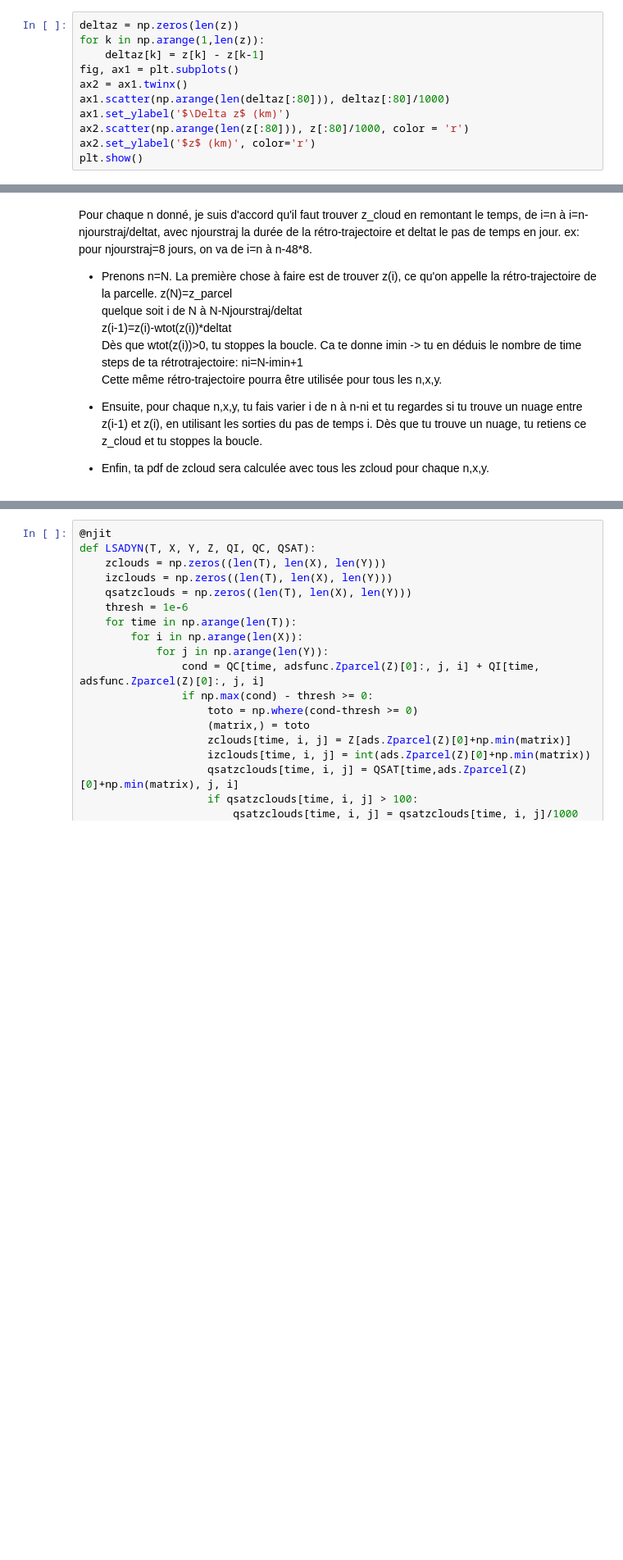
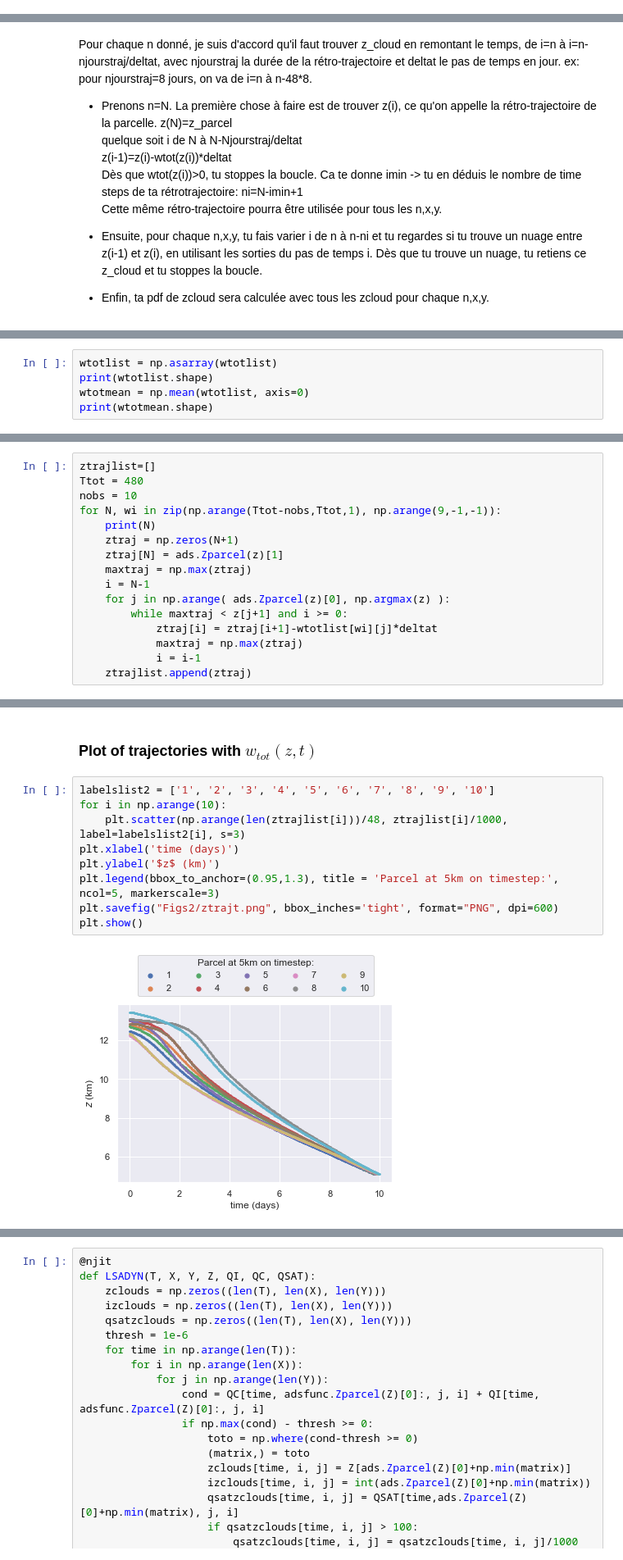
Before and after one commit to FelixLangot/LMD_Internship, a Jupyter notebook: RH_Trop.ipynb, the cells around one changed output, grey strips where cells are left out. Shown at 82% size. Saved outputs shown, nothing was run; the diff lists cells and outputs as text; blank space fills up the shorter version.

Commit message:
trajectories for w(z,t) time dependent & w(z)

```diff
--- a/RH_Trop.ipynb
+++ b/RH_Trop.ipynb
@@ -259,11 +239,0 @@ $\Delta z(z)$ is not constant either
-# %%
-deltaz = np.zeros(len(z))
-for k in np.arange(1,len(z)):
-    deltaz[k] = z[k] - z[k-1]
-fig, ax1 = plt.subplots()
-ax2 = ax1.twinx()
-ax1.scatter(np.arange(len(deltaz[:80])), deltaz[:80]/1000)
-ax1.set_ylabel('$\Delta z$ (km)')
-ax2.scatter(np.arange(len(z[:80])), z[:80]/1000, color = 'r')
-ax2.set_ylabel('$z$ (km)', color='r')
-plt.show()
@@ -346,0 +273,5 @@ if maxi >= z[ads.Zparcel(z)[0]+2]:
+# %%
+wtotlist = np.asarray(wtotlist)
+print(wtotlist.shape)
+wtotmean = np.mean(wtotlist, axis=0)
+print(wtotmean.shape)
@@ -346,0 +283,16 @@ if maxi >= z[ads.Zparcel(z)[0]+2]:
+# %%
+ztrajlist=[]
+Ttot = 480
+nobs = 10
+for N, wi in zip(np.arange(Ttot-nobs,Ttot,1), np.arange(9,-1,-1)):
+    print(N)
+    ztraj = np.zeros(N+1)
+    ztraj[N] = ads.Zparcel(z)[1]
+    maxtraj = np.max(ztraj)
+    i = N-1
+    for j in np.arange( ads.Zparcel(z)[0], np.argmax(z) ):
+        while maxtraj < z[j+1] and i >= 0:
+            ztraj[i] = ztraj[i+1]-wtotlist[wi][j]*deltat
+            maxtraj = np.max(ztraj)
+            i = i-1
+    ztrajlist.append(ztraj)
@@ -346,0 +310,13 @@ if maxi >= z[ads.Zparcel(z)[0]+2]:
+# %% [markdown]
+### Plot of trajectories with $w_{tot}(z,t)$
+# %%
+labelslist2 = ['1', '2', '3', '4', '5', '6', '7', '8', '9', '10']
+for i in np.arange(10):
+    plt.scatter(np.arange(len(ztrajlist[i]))/48, ztrajlist[i]/1000, label=labelslist2[i], s=3)
+plt.xlabel('time (days)')
+plt.ylabel('$z$ (km)')
+plt.legend(bbox_to_anchor=(0.95,1.3), title = 'Parcel at 5km on timestep:', ncol=5, markerscale=3)
+plt.savefig("Figs2/ztrajt.png", bbox_inches='tight', format="PNG", dpi=600)
+plt.show()
+# %% [output]
+[figure, added]
```
Also changed, not shown: parts of 31 cells of this notebook.
